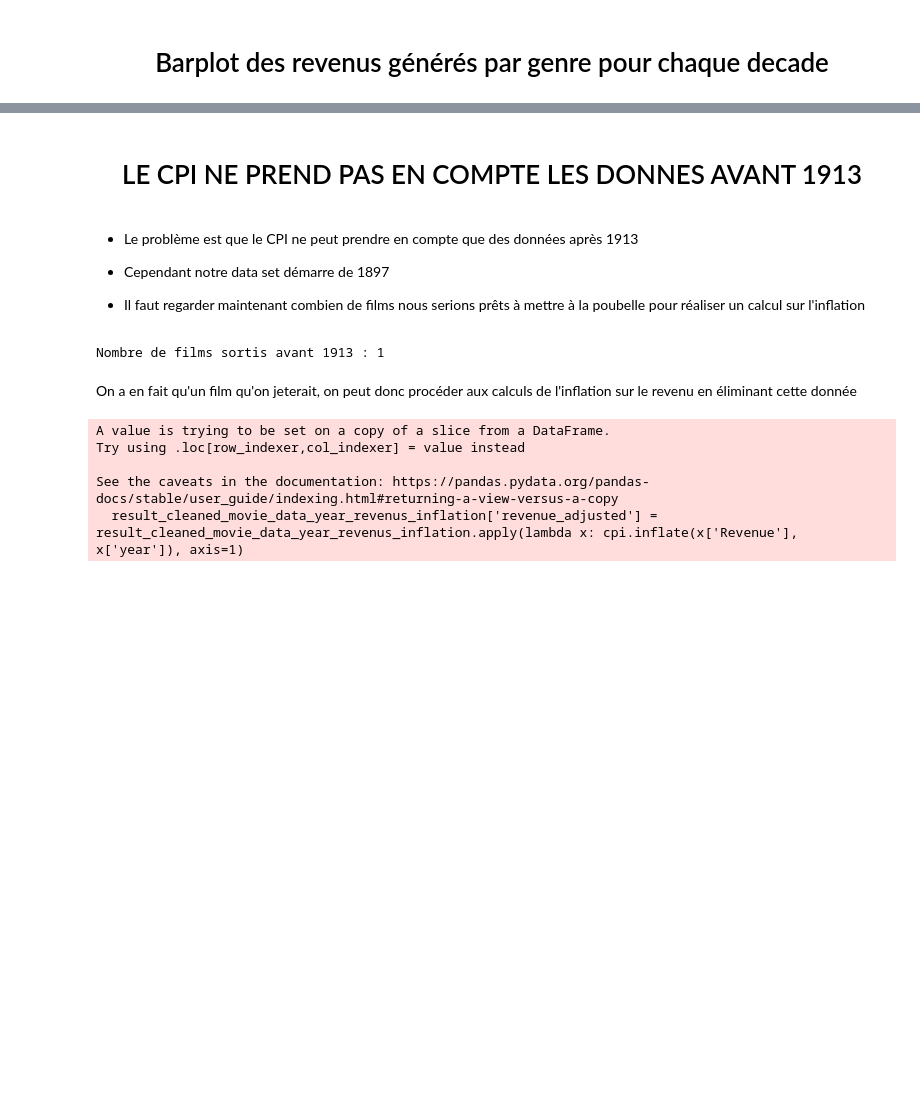
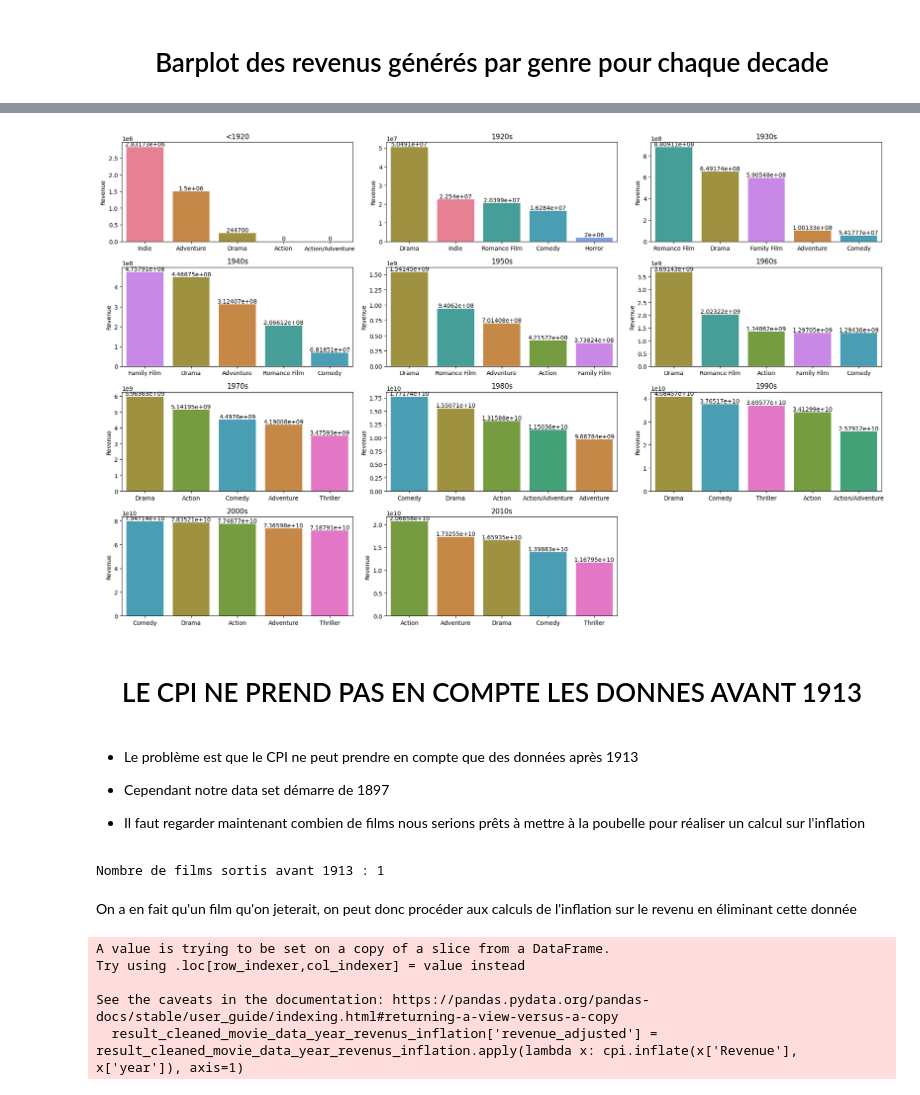
Before and after one commit to epfl-ada/ada-2023-project-fauttrouverunnompourada, a Jupyter notebook: Yaniss_code.ipynb, the cells around one changed output, grey strips where cells are left out. Saved outputs shown, nothing was run; the diff lists cells and outputs as text; code cells hidden in the pictures; blank space fills up the shorter version.

```diff
--- a/Yaniss_code.ipynb
+++ b/Yaniss_code.ipynb
@@ -1590,0 +1605,85 @@ Passing `palette` without assigning `hue` is deprecated and will be removed in v
+# %%
+# Supprimer les colonnes "Black-and-white" et "Silent film"
+genres_by_decade_real_genres_revenus = revenu_by_genre_by_decade.copy()
+
+# Supprimer les colonnes "Black-and-white" et "Silent film"
+genres_by_decade_real_genres_revenus = genres_by_decade_real_genres_revenus.drop(columns=["Black-and-white", "Silent film"], errors='ignore')
+
+
+
+
+# Afficher le DataFrame mis à jour
+print(genres_by_decade_real_genres)
+
+Genre_les_plus_rentables_par_decennie_real_genre = extract_top_genres(genres_by_decade_real_genres_revenus, num_top_genres=5)
+
+
+
+
+
+
+
+# Sélectionner les éléments genre totaux
+Genre = Genre_les_plus_rentables_par_decennie_real_genre.iloc[:, 0::2].iloc[:, :-1].values.flatten()
+
+# Obtenir les valeurs uniques
+Genre_unique = pd.unique(Genre)
+
+
+# Utiliser une palette de couleurs avec seaborn
+palette_couleurs = sns.color_palette("husl", len(Genre_unique))
+
+# Créer un dictionnaire de correspondance entre les valeurs et les couleurs
+correspondance_couleurs = dict(zip(Genre_unique, palette_couleurs))
+
+# Appliquer les couleurs aux valeurs uniques
+couleurs = [correspondance_couleurs[val] for val in Genre_unique]
+
+correspondance_couleurs
+
+print(correspondance_couleurs)
+
+
+# Définir le nombre de subplots
+num_subplots = 11
+
+# Configurer la disposition des sous-graphiques
+fig, axes = plt.subplots(4, 3, figsize=(19, 12))
+
+# Aplatir la liste des axes pour une utilisation plus facile dans la boucle
+axes = axes.flatten()
+
+# Boucle pour créer les subplots
+for i in range(num_subplots):
+
+    Revenue = Genre_les_plus_rentables_par_decennie_real_genre.iloc[i, 1::2].values#on prend un élément sur 2 en partant du 2 (les nombre de films)
+
+    Genre_de_films = Genre_les_plus_rentables_par_decennie_real_genre.iloc[i, 0::2][:-1].values #On veut pas prendre le decade
+
+    # Créer un DataFrame avec les genres et les nombres de films
+    df_resultat = pd.DataFrame(data={'Revenue': Revenue}, index=Genre_de_films)
+
+    # Créer un barplot avec seaborn
+    ax = sns.barplot(x=Genre_de_films, y='Revenue', data=df_resultat, palette=correspondance_couleurs, ax=axes[i])
+
+    # Ajouter un titre au graphique
+    # Fixer la limite supérieure de l'axe y à 5000
+
+
+    axes[i].set_title(Genre_les_plus_rentables_par_decennie_real_genre.iloc[i, -1])
+
+    for i in ax.containers:
+
+        ax.bar_label(i,)
+
+
+# Masquer les axes vides s'il y en a
+for i in range(num_subplots, len(axes)):
+    axes[i].axis('off')
+
+# Ajuster l'espacement entre les subplots
+plt.tight_layout()
+
+# Afficher les subplots
+plt.show()
+# %% [output]
@@ -1591,3 +1724,4 @@ Passing `palette` without assigning `hue` is deprecated and will be removed in v
+[figure, added]
 # %% [markdown]
 # <center> LE CPI NE PREND PAS EN COMPTE LES DONNES AVANT 1913
 # %% [markdown]
```
Also changed, not shown: parts of 13 cells of this notebook.
